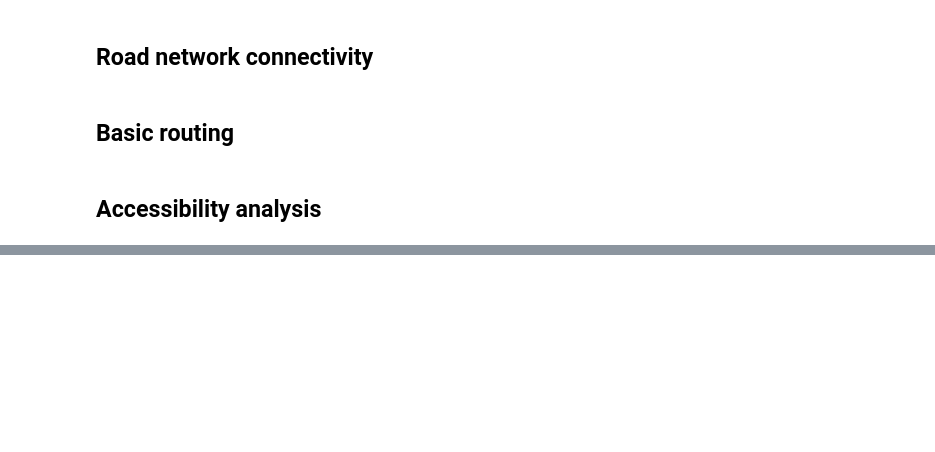
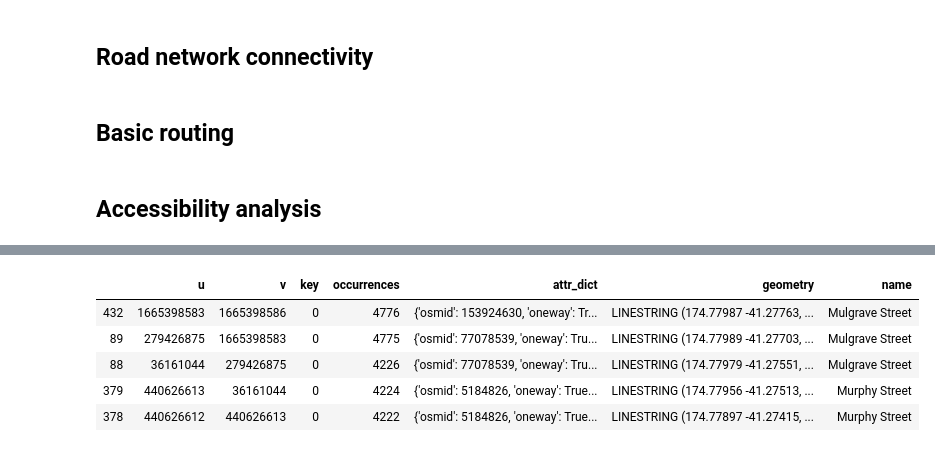
Before and after one commit to shriv/foss4g-workshop, a Jupyter notebook: notebooks/applications.ipynb, the cells around one changed output, grey strips where cells are left out. Cells and saved outputs as stored; diff of their text form; code cells hidden in the pictures; blank space fills up the shorter version.

```diff
--- a/notebooks/applications.ipynb
+++ b/notebooks/applications.ipynb
@@ -133,15 +133,4 @@ gdf = ox.project_gdf(gdf, to_crs='epsg:4167')
 
 # Can also do the following to re-project Wellington shape file
 # gdf['geometry'] = gdf['geometry'].to_crs(epsg=4167)
-# %%
-wgtn_stn = (-41.27803, 174.7811)
-wgtn_stn_node = ox.get_nearest_node(G_drive, wgtn_stn)
-test = G_drive_nodes_df.head(4).reset_index()
-test['destination'] = wgtn_stn_node
-x = test['osmid']
-y = test['destination']
-test_routes =  list(map(tryconvert,
-                        test['osmid'],
-                        test['destination'],
-                        G_drive))
 # %%
@@ -191,3 +190,13 @@ ax.set_ylim(south, north);
+# %%
+G_edges_flow_df['name'] = G_edges_flow_df['attr_dict'].apply(lambda x: x.get('name'))
+G_edges_flow_df.sort_values('occurrences', ascending=False).head()
+# %% [output]
+|  | u | v | key | occurrences | attr_dict | geometry | name |
+| 432 | 1665398583 | 1665398586 | 0 | 4776 | {'osmid': 153924630, 'oneway': Tr... | LINESTRING (174.77987 -41.27763, ... | Mulgrave Street |
+| 89 | 279426875 | 1665398583 | 0 | 4775 | {'osmid': 77078539, 'oneway': Tru... | LINESTRING (174.77989 -41.27703, ... | Mulgrave Street |
+| 88 | 36161044 | 279426875 | 0 | 4226 | {'osmid': 77078539, 'oneway': Tru... | LINESTRING (174.77979 -41.27551, ... | Mulgrave Street |
+| 379 | 440626613 | 36161044 | 0 | 4224 | {'osmid': 5184826, 'oneway': True... | LINESTRING (174.77956 -41.27513, ... | Murphy Street |
+| 378 | 440626612 | 440626613 | 0 | 4222 | {'osmid': 5184826, 'oneway': True... | LINESTRING (174.77897 -41.27415, ... | Murphy Street |
 # %%
 from IPython.core.display import HTML
 def css_styling():
```
Also changed, not shown: parts of 4 cells of this notebook.
